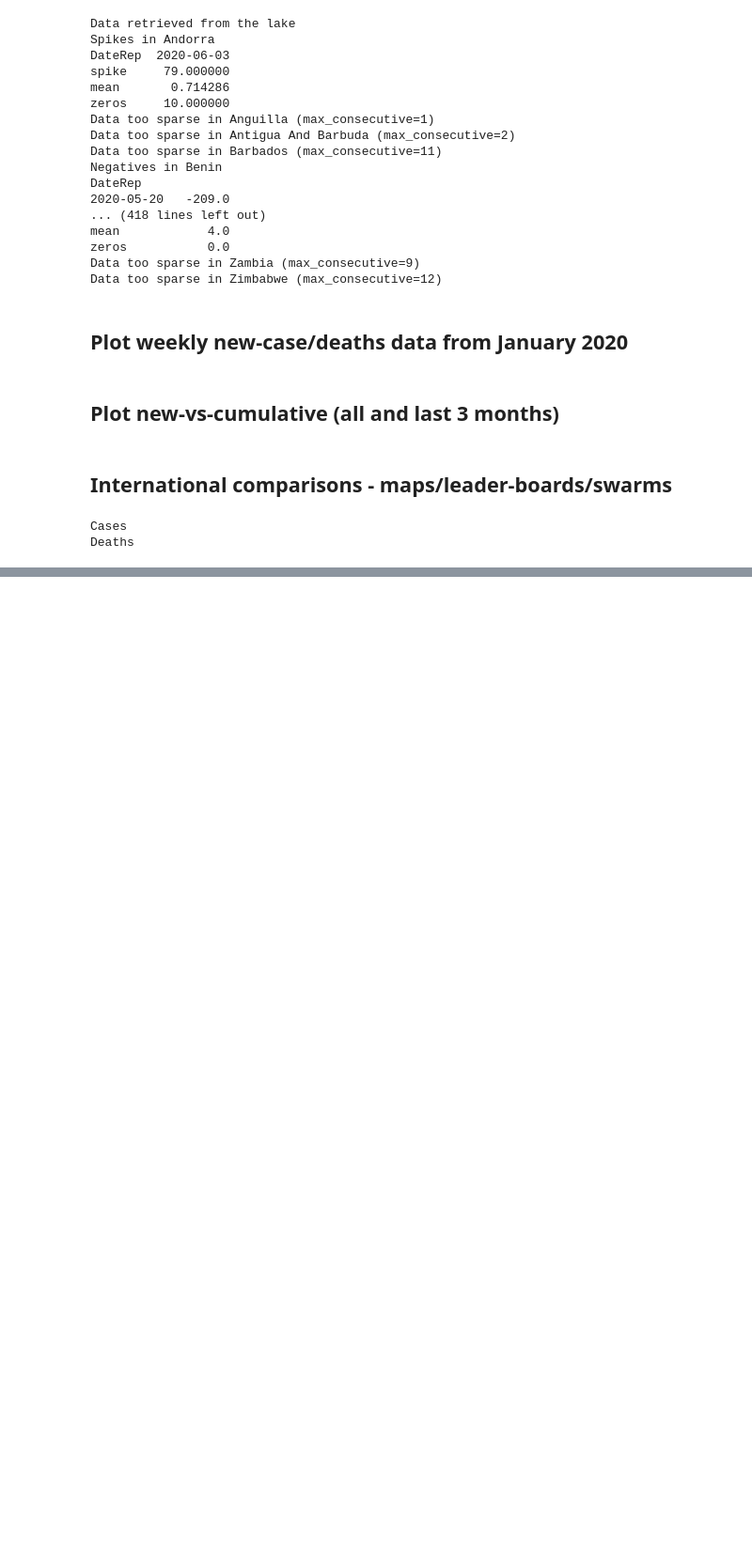
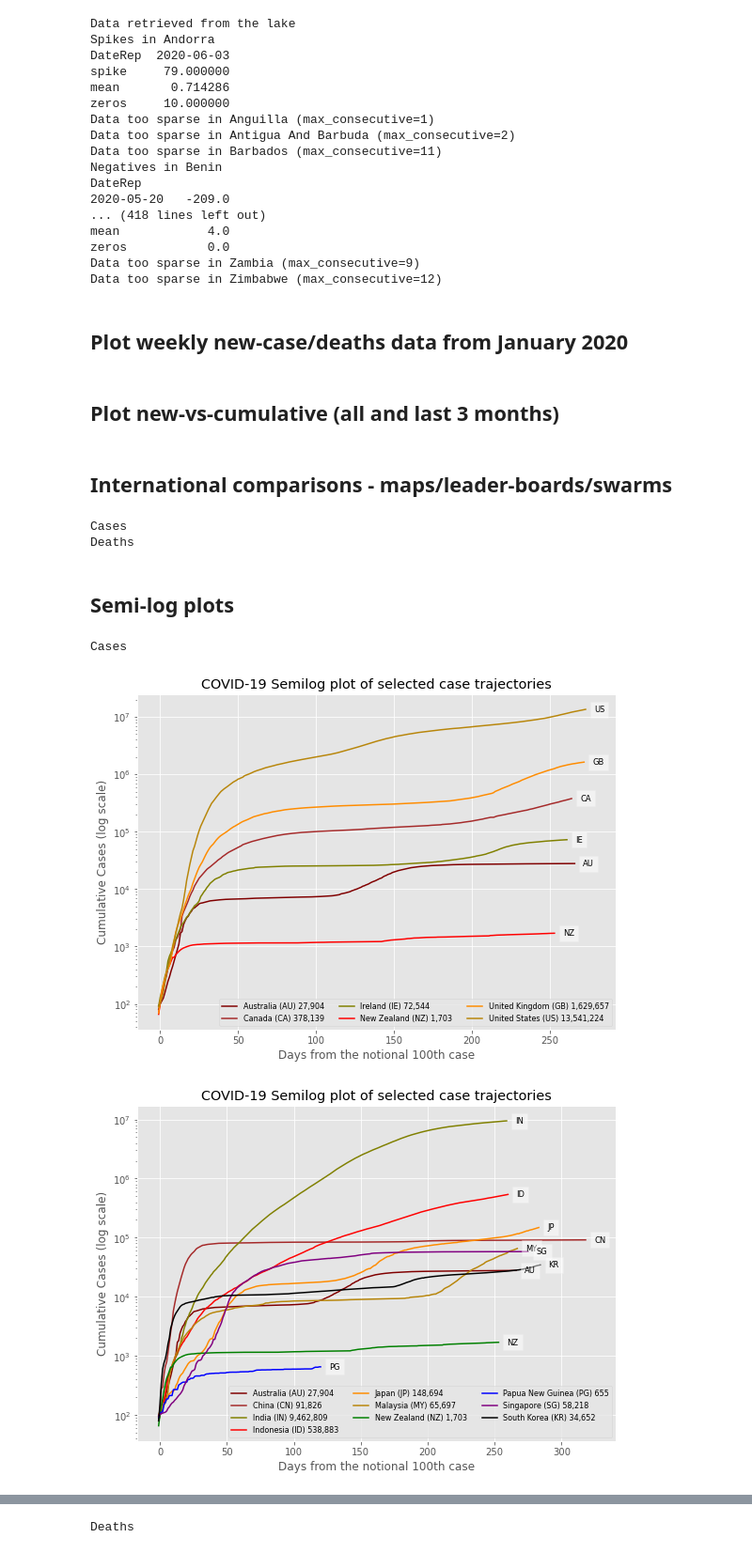
Before and after one commit to bpalmer4/Covid-19, a Jupyter notebook: notebooks/COVID19-International-version2.ipynb, the cells around one changed output, grey strips where cells are left out. Shown at 94% size. Cells and saved outputs as stored; diff of their text form; code cells hidden in the pictures; blank space fills up the shorter version.

Commit message:
Added semilog trajectory plots

```diff
--- a/notebooks/COVID19-International-version2.ipynb
+++ b/notebooks/COVID19-International-version2.ipynb
@@ -104,3 +104,9 @@ def name_map(object_, map_):
+# %%
+def get_national_code(nation):
+    if nation in iso_name_map.keys():
+        nation = iso_name_map[nation]
+    code = iso3166.countries.get(nation).alpha2
+    return code
 # %% [markdown]
 ### Population data retrieval
 # %%
@@ -624,3 +630,5 @@ if True: # switch this output on/off
 # %% [output]
 Cases
 Deaths
+# %% [markdown]
+## Semi-log plots
@@ -626,0 +715,32 @@ Deaths
+# %%
+if True: # switch this output on/off
+
+    selections = {
+        "Anglophone":  ['Australia', 'United States', 'Canada',
+                        'United Kingdom', 'New Zealand', 'Ireland', ],
+        "Neighbours":  ['Australia', 'New Zealand', 'Papua New Guinea',
+                        'Indonesia', 'Singapore', 'Malaysia', #'Brunei',
+                        'Timor Leste', 'China', 'Japan', 'South Korea', 'India'],
+        "Europe":      ['Austria', 'Belgium', 'Denmark',
+                        'France', 'Germany', 'Greece', 'Italy', 'Netherlands',
+                        'Norway', 'Poland', 'Portugal', 'Russia', 'Spain',
+                        'Sweden', 'Switzerland', 'United Kingdom', ],
+    }
+
+    # for cases then deaths ...
+    for mode, index in modes.items():
+        print(mode)
+        cumulative = adj_cum_data[index]
+
+        # include top N nations as a chart
+        N = 15
+        top = cumulative.iloc[-1].sort_values(ascending=False)[:N]
+        selections['Top'] = top.index.to_list()
+
+        # and plot
+        thresh = 100 if mode.lower() == 'cases' else 10
+        plot_semi_log_trajectory(cumulative, mode, thresh, selections)
+# %% [output]
+Cases
+[figure, added]
+[figure, added]
@@ -626,0 +749 @@ Deaths
+Deaths
```
Also changed, not shown: parts of 5 cells of this notebook.
